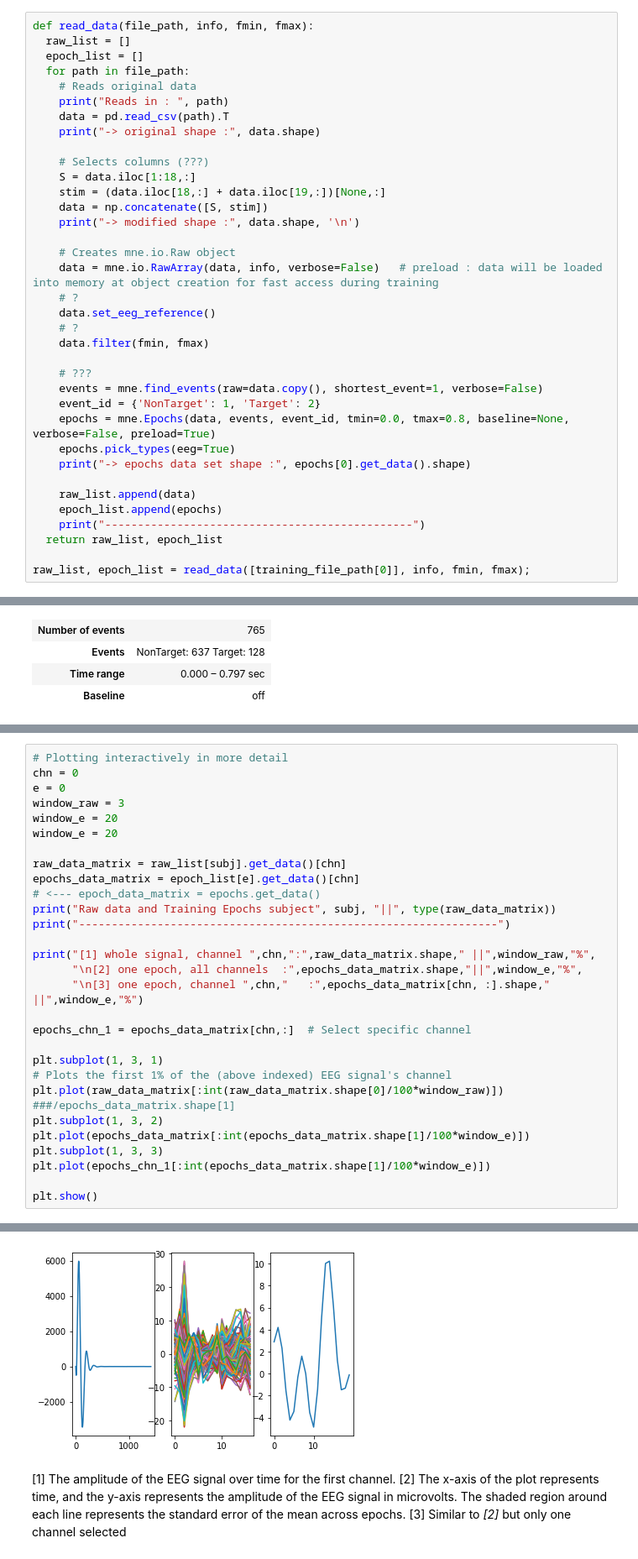
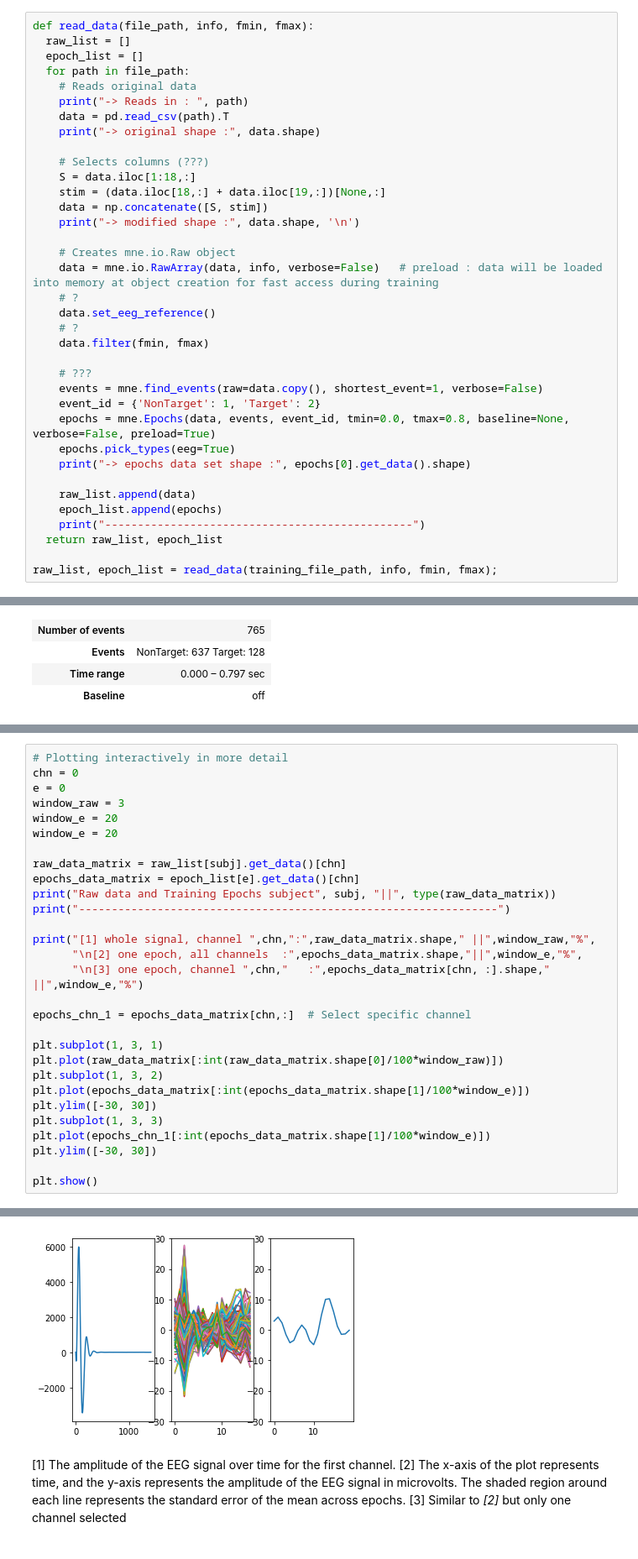
Before and after one commit to jlederer1/IANNWTF_hw, a Jupyter notebook: Final/EEGNet.ipynb, the cells around one changed output, grey strips where cells are left out. Shown at 84% size. Cells and saved outputs as stored; diff of their text form.

Commit message:
[Final.v0.2]  : EEGNet.ipynb -> 1st version and ds ready to train

```diff
--- a/Final/EEGNet.ipynb
+++ b/Final/EEGNet.ipynb
@@ -120,7 +125,7 @@ def read_data(file_path, info, fmin, fmax):
   epoch_list = []
   for path in file_path:
     # Reads original data
-    print("Reads in : ", path)
+    print("-> Reads in : ", path)
     data = pd.read_csv(path).T
     print("-> original shape :", data.shape)
 
@@ -149,5 +154,5 @@ def read_data(file_path, info, fmin, fmax):
     print("-----------------------------------------------")
   return raw_list, epoch_list
 
-raw_list, epoch_list = read_data([training_file_path[0]], info, fmin, fmax);
+raw_list, epoch_list = read_data(training_file_path, info, fmin, fmax);
 # %% [output]
@@ -235,37 +354,38 @@ epoch_list[subj].copy().plot(scalings='auto');
 # Plotting interactively in more detail
 chn = 0
 e = 0
 window_raw = 3
 window_e = 20
 window_e = 20
 
 raw_data_matrix = raw_list[subj].get_data()[chn]
-epochs_data_matrix = epoch_list[e].get_data()[chn]                                                 # <--- epoch_data_matrix = epochs.get_data()
+epochs_data_matrix = epoch_list[e].get_data()[chn]
 print("Raw data and Training Epochs subject", subj, "||", type(raw_data_matrix))
 print("----------------------------------------------------------------")
 
 print("[1] whole signal, channel ",chn,":",raw_data_matrix.shape," ||",window_raw,"%",
       "\n[2] one epoch, all channels  :",epochs_data_matrix.shape,"||",window_e,"%",
       "\n[3] one epoch, channel ",chn,"   :",epochs_data_matrix[chn, :].shape,"   ||",window_e,"%")
 
 epochs_chn_1 = epochs_data_matrix[chn,:]  # Select specific channel
 
 plt.subplot(1, 3, 1)
-# Plots the first 1% of the (above indexed) EEG signal's channel
-plt.plot(raw_data_matrix[:int(raw_data_matrix.shape[0]/100*window_raw)])  ###/epochs_data_matrix.shape[1]
+plt.plot(raw_data_matrix[:int(raw_data_matrix.shape[0]/100*window_raw)])
 plt.subplot(1, 3, 2)
 plt.plot(epochs_data_matrix[:int(epochs_data_matrix.shape[1]/100*window_e)])
+plt.ylim([-30, 30])
 plt.subplot(1, 3, 3)
 plt.plot(epochs_chn_1[:int(epochs_data_matrix.shape[1]/100*window_e)])
+plt.ylim([-30, 30])
 
 plt.show()
 # %% [output]
 Raw data and Training Epochs subject 0 || <class 'numpy.ndarray'>
 ----------------------------------------------------------------
 [1] whole signal, channel  0 : (46995,)  || 3 %
 [2] one epoch, all channels  : (17, 103) || 20 %
 [3] one epoch, channel  0    : (103,)    || 20 %
-[figure, old version]
+[figure, new version]
 # %% [markdown]
 [1] The amplitude of the EEG signal over time for the first channel.</br>
 [2] The x-axis of the plot represents time, and the y-axis represents the amplitude of the EEG signal in microvolts. The shaded region around each line represents the standard error of the mean across epochs.</br>
```
Also changed, not shown: parts of 36 cells of this notebook, 16 other files.
